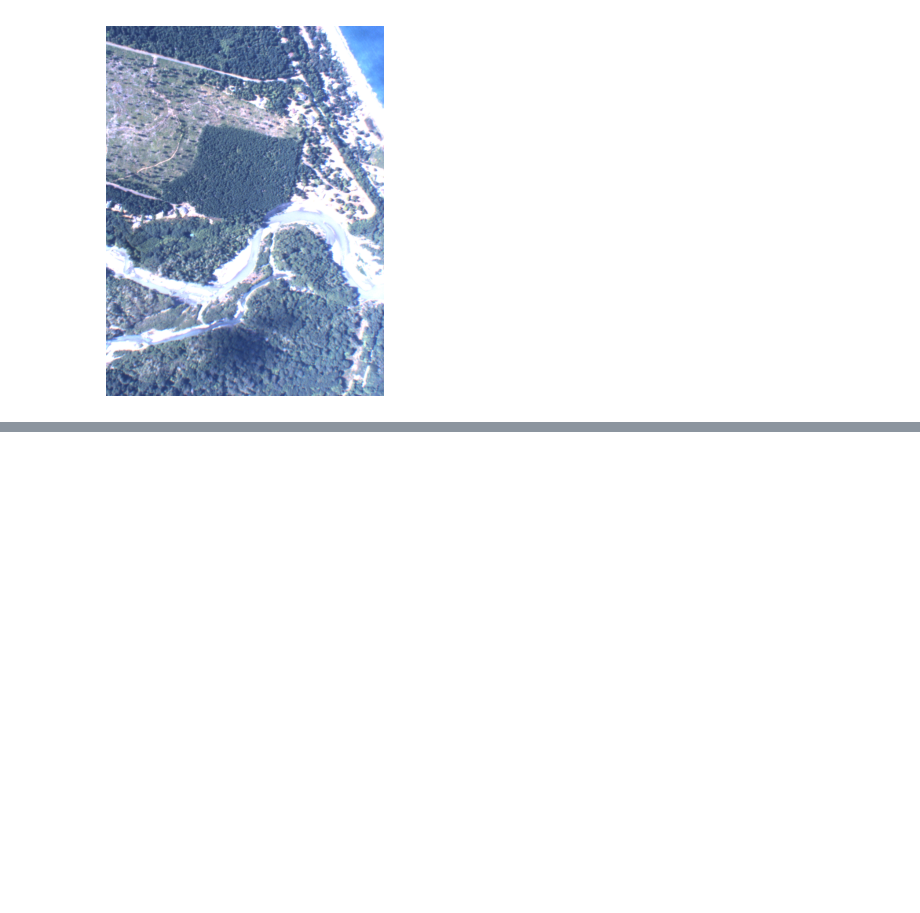
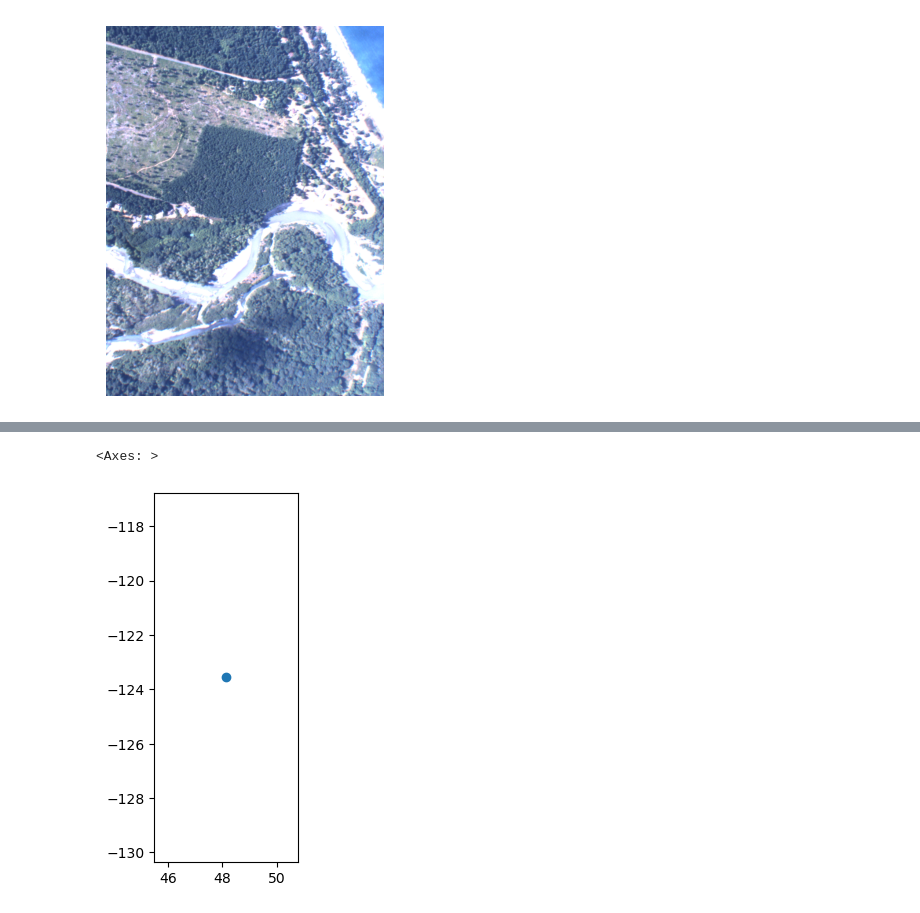
Before and after one commit to StefanTodoran/elwha-segmentation, a Jupyter notebook: book/chapters/conversion.ipynb, the cells around one changed output, grey strips where cells are left out. Drawn from its saved outputs; the diff is of its cells as text; code cells hidden in the pictures; blank space fills up the shorter version.

```diff
--- a/book/chapters/conversion.ipynb
+++ b/book/chapters/conversion.ipynb
@@ -15,10 +18,10 @@ import pyproj
 # %%
 # We only use this running locally, since this data file is too big for Github.
-airborne_data_path = "../data/AirborneData.mat"
+# airborne_data_path = "../data/AirborneData.mat"
 # If you are running on colab, use this instead:
 # airborne_data_path = "elwha_dataset_realignment/book/data/AirborneDataMini.mat"
 # For just using the mini dataset locally:
-# airborne_data_path = "../data/AirborneDataMini.mat"
+airborne_data_path = "../data/AirborneDataMini.mat"
 
 assert os.path.exists(airborne_data_path)
 # %% [markdown]
@@ -50,8 +53,9 @@ def peekAtData(index: int):
 
     return data
 # %%
-northings_data = peekAtData(7)
-eastings_data = peekAtData(8)
+northings_data = peekAtData(5)
+eastings_data = peekAtData(6)
+altitude_data = peekAtData(7)
 # %% [output]
 > northings
 <class 'numpy.ndarray'>
@@ -223,4 +261,25 @@ To: C:\Users\stefa\.cache\torch\hub\checkpoints\sam_vit_h_4b8939.pth
 # %%
 sam.set_image(tif_image)
+# %%
+import geopandas
+from shapely.geometry import Point
+
+point_coords = [
+    Point(lat_center[0], lon_center[0])
+]
+gdf = geopandas.GeoDataFrame([1], geometry=point_coords, crs="epsg:3857")
+# gdf = gdf.set_crs("epsg:3857")
+
+src = rasterio.open(tif_image)
+fig, ax = plt.subplots()
+
+# transform rasterio plot to real world coords
+extent = [src.bounds[0], src.bounds[2], src.bounds[1], src.bounds[3]]
+# ax = rasterio.plot.show(src, extent=extent, ax=ax)
+
+gdf.plot(ax=ax)
+# %% [output]
+<Axes: >
+[figure, added]
 # %%
 prediction_mask = "mask1.tif"
```
Also changed, not shown: parts of 14 cells of this notebook, 4 other files.
